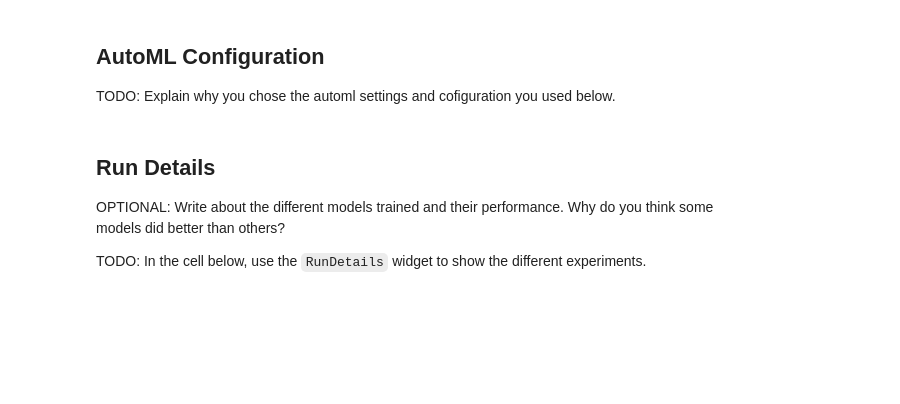
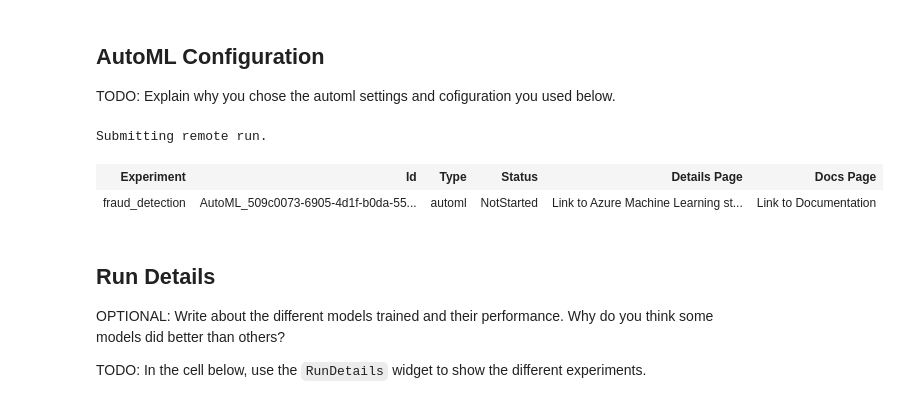
Before and after one commit to nicolaswsp/Capstone-Azure-Machine-Learning-Engineer, a Jupyter notebook: automl.ipynb, the cells around one changed output. Cells and saved outputs as stored; diff of their text form; code cells hidden in the pictures; blank space fills up the shorter version.

```diff
--- a/automl.ipynb
+++ b/automl.ipynb
@@ -46,7 +46,7 @@ ws = Workspace.from_config()
 
 experiment_name = 'fraud_detection'
 
-experiment=Experiment(ws, experiment_name)
+exp=Experiment(ws, experiment_name)
 
 print('Workspace name: ' + ws.name,
       'Azure region: ' + ws.location,
@@ -61,7 +65,5 @@ To sign in, use a web browser to open the page https://microsoft.com/devicelogin
 # %%
-dataset = Dataset.get_by_name(workspace, name='Banking_Transactions')
-dataset.to_pandas_dataframe()
-dataset.head()
+dataset = Dataset.get_by_name(workspace=ws, name='Banking_Transactions')
 # %%
 # Calculate the fraction of data points that are fraudulent
 def fraudulent_percentage(transaction_df):
@@ -112,21 +124,24 @@ TODO: Explain why you chose the automl settings and cofiguration you used below.
 automl_settings = {
     "experiment_timeout_minutes": 20,
     "max_concurrent_iterations": 5,
-    "primary_metric" : 'recall_score_weighted'}
+    "primary_metric" : 'AUC_weighted'}
 
 # TODO: Put your automl config here
-automl_config = AutoMLConfig(compute_target=compute_target,
+automl_config = AutoMLConfig(compute_target=aml_compute,
                              task = "classification",
-                             training_data=transactions_df,
-                             label_column_name="y",
-                             path = project_folder,
+                             training_data=dataset,
+                             label_column_name="Class",
                              enable_early_stopping= True,
                              featurization= 'auto',
                              debug_log = "automl_errors.log",
                              **automl_settings)
 # %%
 # Submit the experiment
-remote_run = experiment.submit(automl_config)
+remote_run = exp.submit(automl_config)
+# %% [output]
+Submitting remote run.
+| Experiment | Id | Type | Status | Details Page | Docs Page |
+| fraud_detection | AutoML_509c0073-6905-4d1f-b0da-55... | automl | NotStarted | Link to Azure Machine Learning st... | Link to Documentation |
 # %% [markdown]
 ## Run Details
 
```
Also changed, not shown: parts of 8 cells of this notebook.
